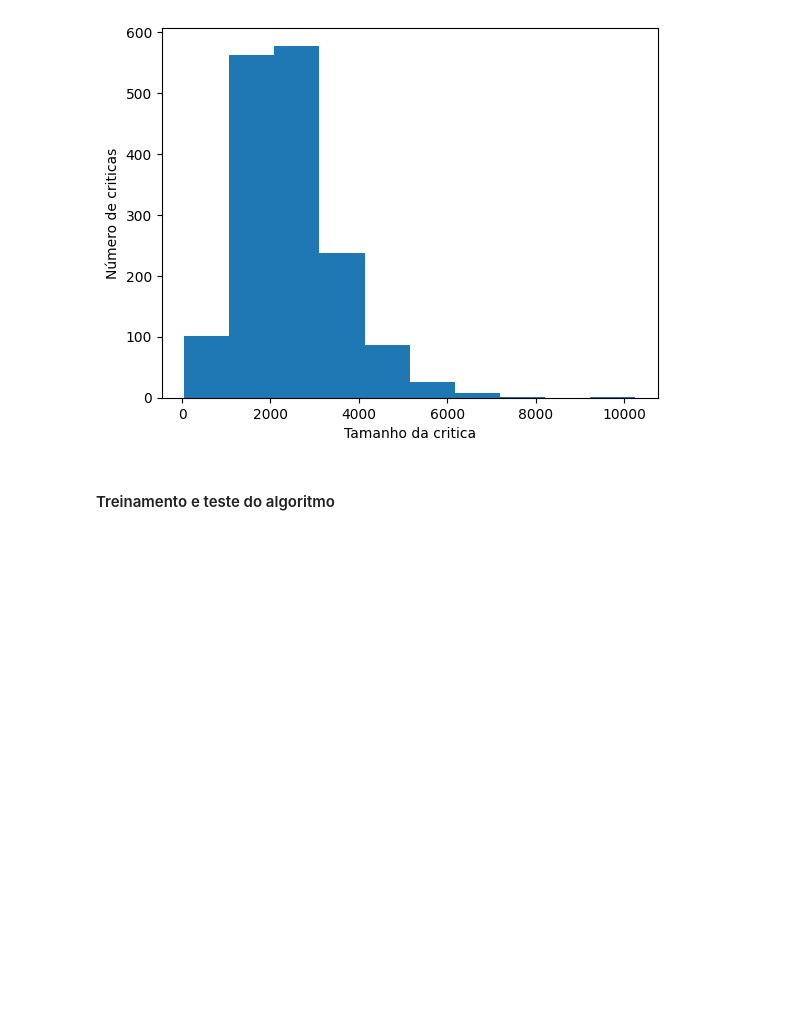
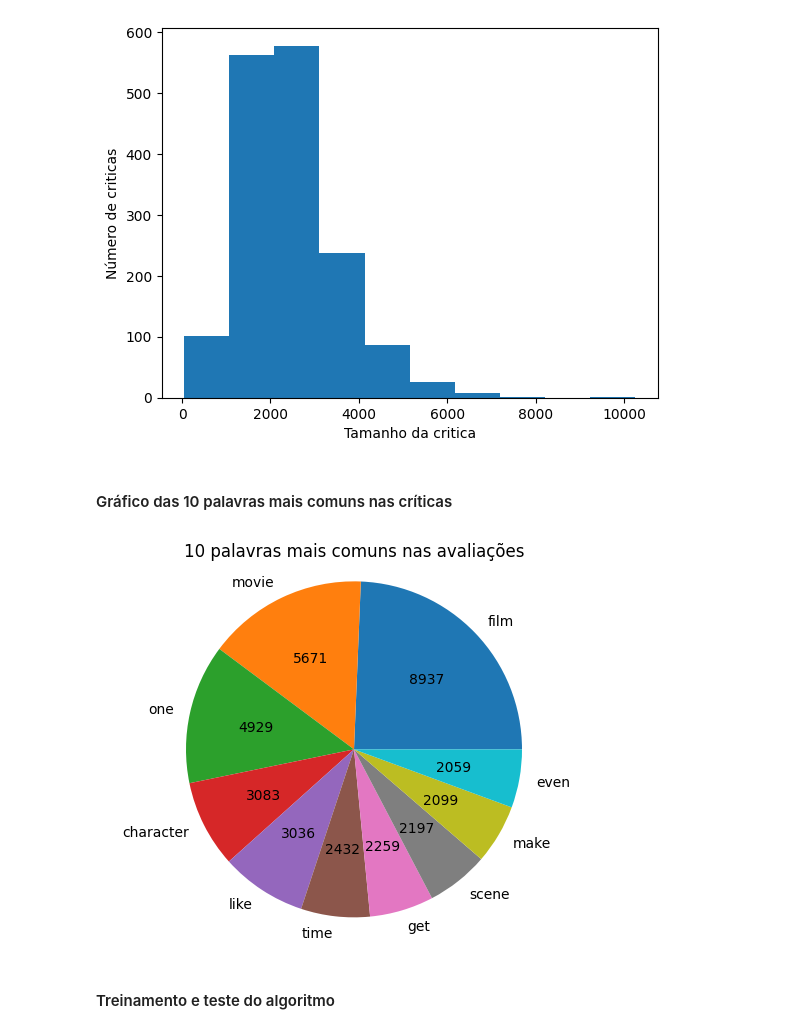
Before and after one commit to FabiadS/Trabalho-Topicos, a Jupyter notebook: trabalho.ipynb, the cells around one changed output. Saved outputs shown, nothing was run; the diff lists cells and outputs as text; code cells hidden in the pictures; blank space fills up the shorter version.

Commit message:
gráfico visualizacao pronto

```diff
--- a/trabalho.ipynb
+++ b/trabalho.ipynb
@@ -258,6 +234,24 @@ plt.hist(sentence_lengths)
 plt.show()
 # %% [output]
 [figure]
+# %% [markdown]
+#### Gráfico das 10 palavras mais comuns nas críticas
+# %%
+from collections import Counter
+Counter(" ".join(df_train["clean_text"]).split()).most_common(10)
+
+labels= 'film', 'movie', 'one', 'character', 'like', 'time', 'get', 'scene', 'make', 'even'
+y= [ 8937, 5671, 4929, 3083, 3036, 2432, 2259, 2197, 2099, 2059]
+
+fig1, ax1 = plt.subplots()
+
+ax1.pie(y, labels= labels, autopct= lambda v:f"{sum(y)*v/100:.0f}")
+ax1.set_title("10 palavras mais comuns nas avaliações")
+ax1.axis('equal')
+
+plt.show()
+# %% [output]
+[figure, added]
 # %% [markdown]
 #### Treinamento e teste do algoritmo
 # %%
```
Also changed, not shown: parts of 3 cells of this notebook.
